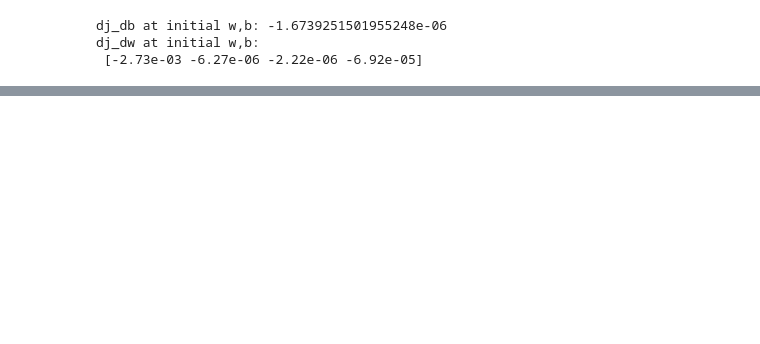
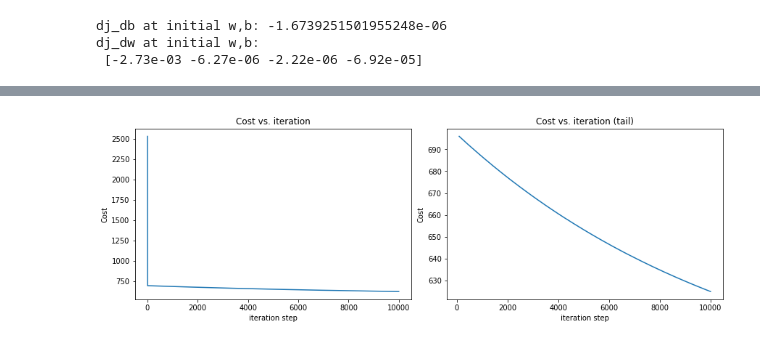
Before and after one commit to anikettrivedi/ml-ai, a Jupyter notebook: 02_linear_regression/02_04_multiple_variable_linear_regression.ipynb, the cells around one changed output, grey strips where cells are left out. Saved outputs shown, nothing was run; the diff lists cells and outputs as text; code cells hidden in the pictures; blank space fills up the shorter version.

```diff
--- a/02_linear_regression/02_04_multiple_variable_linear_regression.ipynb
+++ b/02_linear_regression/02_04_multiple_variable_linear_regression.ipynb
@@ -178,0 +223,11 @@ dj_dw at initial w,b:
+# %%
+# running gradient descent
+
+initial_w = np.zeros_like(w_init)
+initial_b = 0.0
+
+iterations = 10000
+alpha = 5.0e-7
+
+w_final, b_final, J_hist = gradient_descent(X_train, y_train, initial_w, initial_b, compute_cost, compute_gradient, alpha, iterations)
+print(f"b,w found by gradient descent: {b_final:0.2f},{w_final} ")
@@ -178,0 +271,18 @@ dj_dw at initial w,b:
+# %%
+# plotting cost vs iterations
+
+fig, (ax1, ax2) = plt.subplots(1, 2, constrained_layout=True, figsize=(12, 4))
+ax1.plot(J_hist)
+ax2.plot(100 + np.arange(len(J_hist[100:])), J_hist[100:])
+ax1.set_title("Cost vs. iteration")
+ax2.set_title("Cost vs. iteration (tail)")
+
+ax1.set_ylabel('Cost')
+ax2.set_ylabel('Cost')
+
+ax1.set_xlabel('iteration step')
+ax2.set_xlabel('iteration step')
+
+plt.show()
+# %% [output]
+[figure, added]
```
Also changed, not shown: parts of 3 cells of this notebook.
